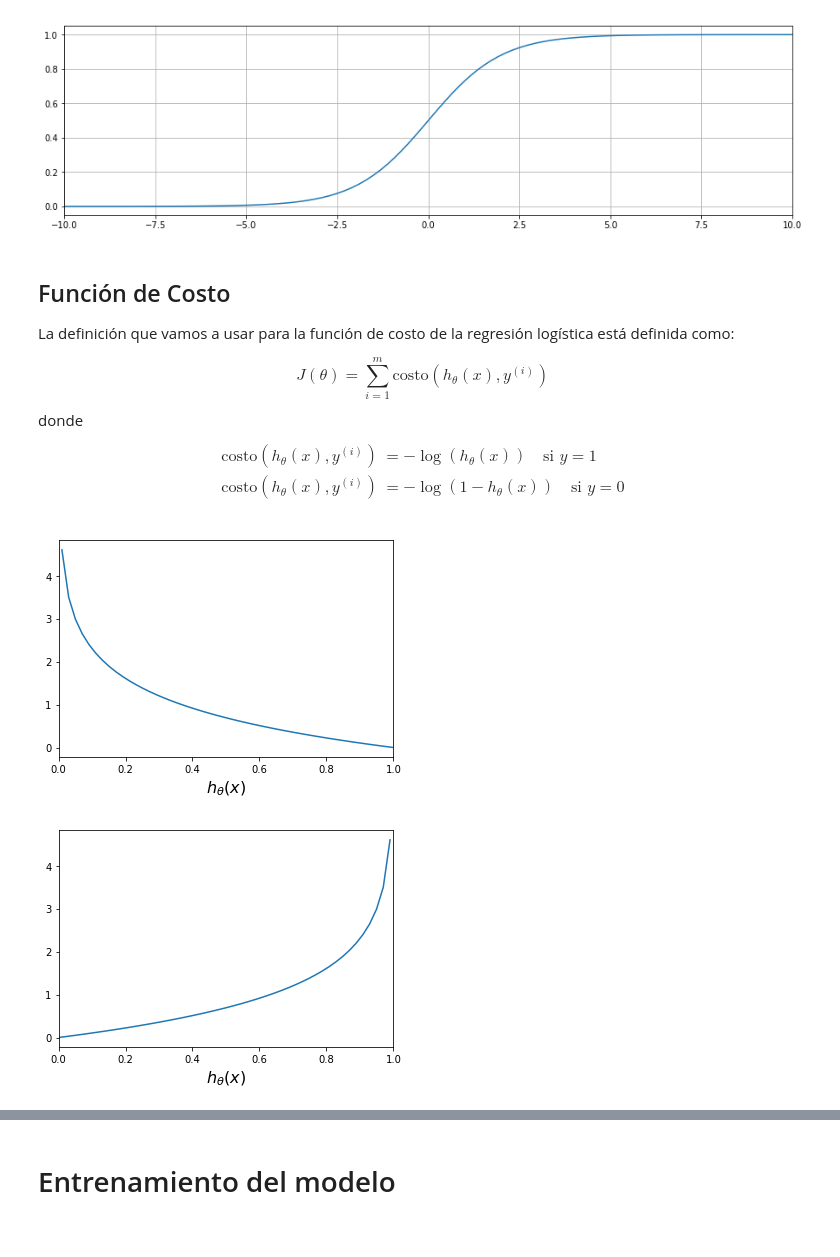
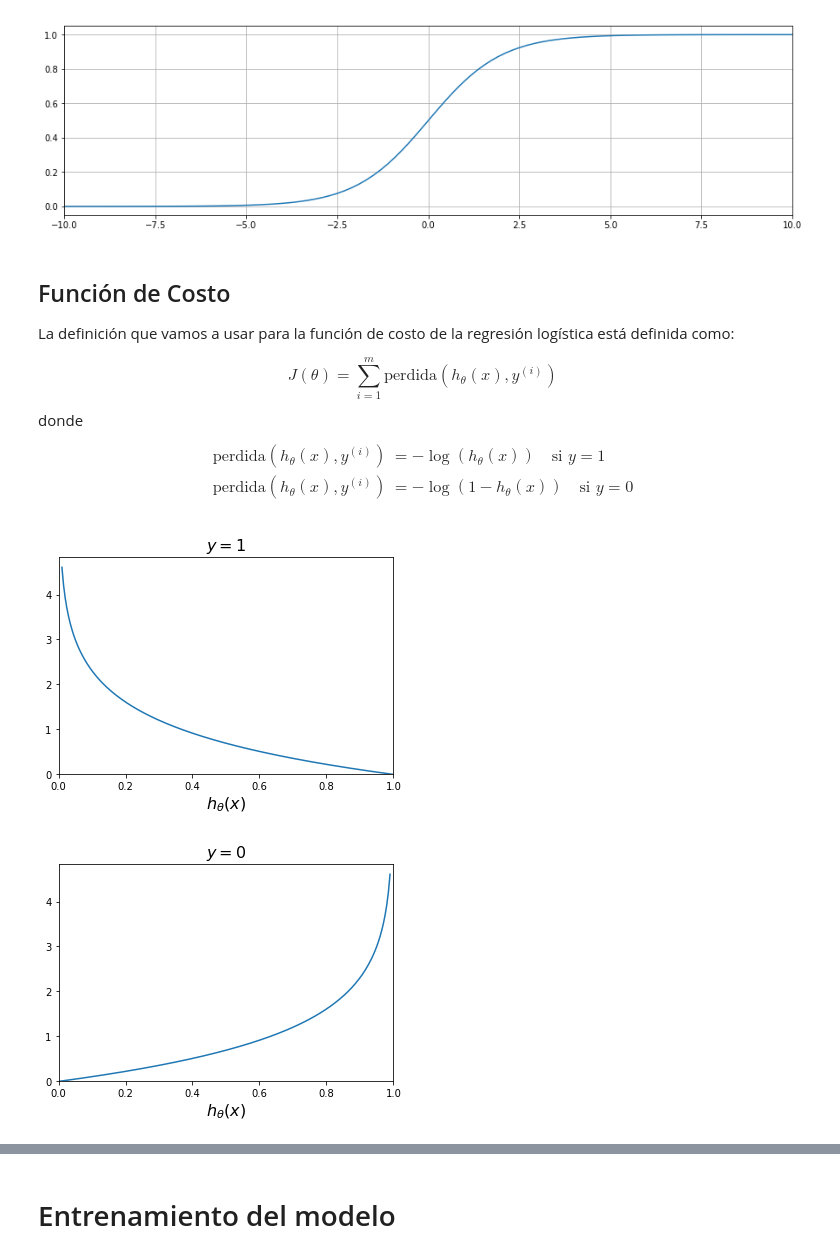
Before and after one commit to nicolasggiraldo/Curso_ML, a Jupyter notebook: Logistic_Regression/Regresion_Logistica.ipynb, the cells around one changed output, grey strips where cells are left out. Drawn from its saved outputs; the diff is of its cells as text; code cells hidden in the pictures.

```diff
--- a/Logistic_Regression/Regresion_Logistica.ipynb
+++ b/Logistic_Regression/Regresion_Logistica.ipynb
@@ -131,29 +131,33 @@ plt.show()
 La definición que vamos a usar para la función de costo de la regresión logística está definida como:
 
 $$
-J(\theta) = \sum_{i=1}^{m} \text{costo}(h_\theta(x), y^{(i)})
+J(\theta) = \sum_{i=1}^{m} \text{perdida}(h_\theta(x), y^{(i)})
 $$
 donde
 $$
 \begin{align}
-\text{costo}(h_\theta(x), y^{(i)}) &= -\log(h_\theta(x)) \quad \text{si } y = 1 \\
-\text{costo}(h_\theta(x), y^{(i)}) &= -\log(1 - h_\theta(x)) \quad \text{si } y = 0
+\text{perdida}(h_\theta(x), y^{(i)}) &= -\log(h_\theta(x)) \quad \text{si } y = 1 \\
+\text{perdida}(h_\theta(x), y^{(i)}) &= -\log(1 - h_\theta(x)) \quad \text{si } y = 0
 \end{align}
 $$
 # %%
-x = np.linspace(0.01, 1)
+x = np.linspace(0.01, 1, num = 200)
 plt.plot(x, -np.log(x))
+plt.title("$y = 1$", fontsize=16)
 plt.xlabel(r"$h_\theta(x)$",fontsize=16)
 plt.xlim(0,1)
+plt.ylim(bottom = 0)
 plt.show()
 # %% [output]
-[figure, old version]
+[figure, new version]
 # %%
-x = np.linspace(0, 0.99)
+x = np.linspace(0, 0.99, num = 200)
 plt.plot(x, -np.log(1 - x))
+plt.title("$y = 0$", fontsize=16)
 plt.xlabel(r"$h_\theta(x)$",fontsize=16)
 plt.xlim(0,1)
+plt.ylim(bottom = 0)
 plt.show()
 # %% [output]
-[figure, old version]
+[figure, new version]
 # %% [markdown]
```
Also changed, not shown: parts of 26 cells of this notebook.
